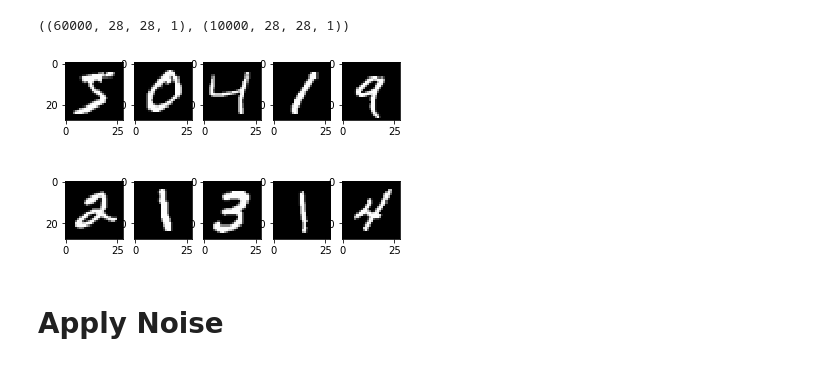
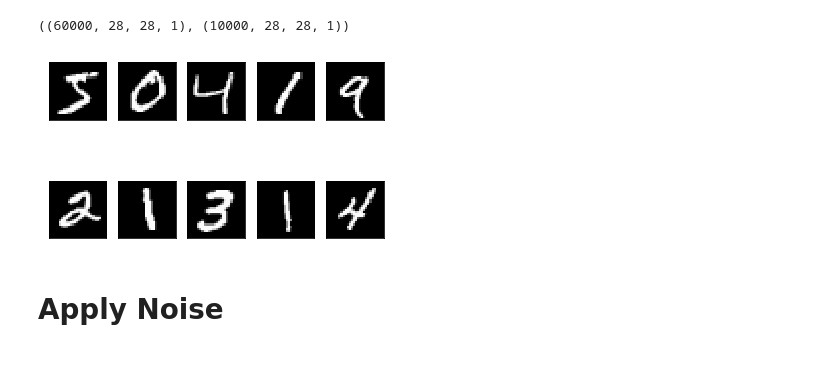
Before and after one commit to dsysoev/fun-with-machine-learning, a Jupyter notebook: denoising_autoencoder/denoising autoencoders.ipynb, the cells around one changed output. Drawn from its saved outputs; the diff is of its cells as text; code cells hidden in the pictures.

```diff
--- a/denoising_autoencoder/denoising autoencoders.ipynb
+++ b/denoising_autoencoder/denoising autoencoders.ipynb
@@ -36,16 +36,25 @@ X_train.shape, X_test.shape
 # %%
 def show_image(x):
     x = x.reshape(28, 28)
     plt.imshow(np.clip(x + 0.5, 0, 1), cmap='gray')
+    plt.tick_params(
+        axis='both',
+        which='both',
+        bottom=False,
+        top=False,
+        left=False,
+        labelbottom=False,
+        labelleft=False,
+    )
 
 plt.title('sample images')
 
 num = 10
 for i in range(num):
     plt.subplot(2,num // 2,i+1)
     show_image(X_train[i, :, :])
 # %% [output]
-[figure, old version]
+[figure, new version]
 # %% [markdown]
 # Apply Noise
 # %%
```
Also changed, not shown: parts of 9 cells of this notebook, 1 other file.
